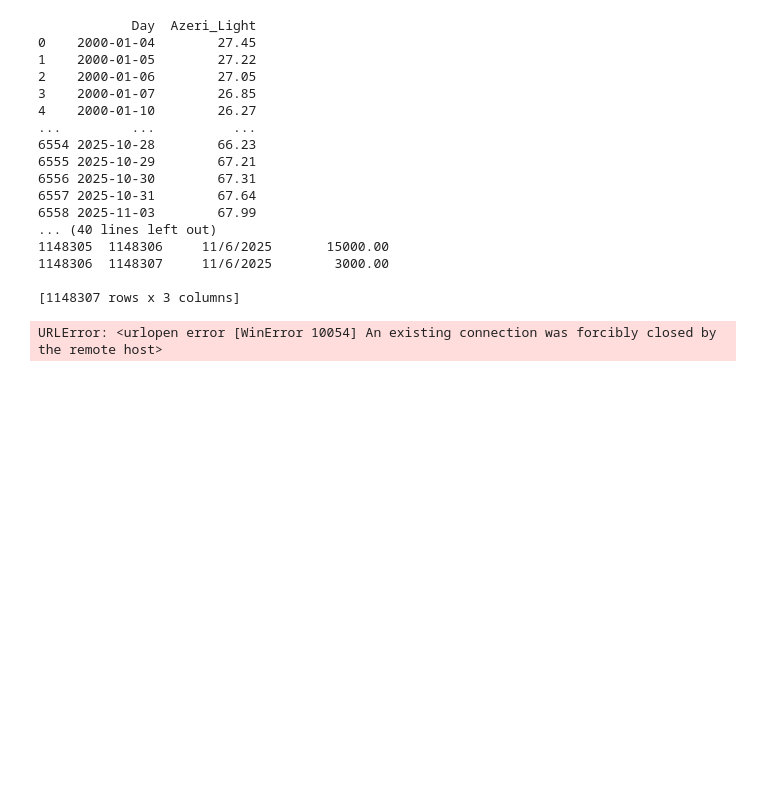
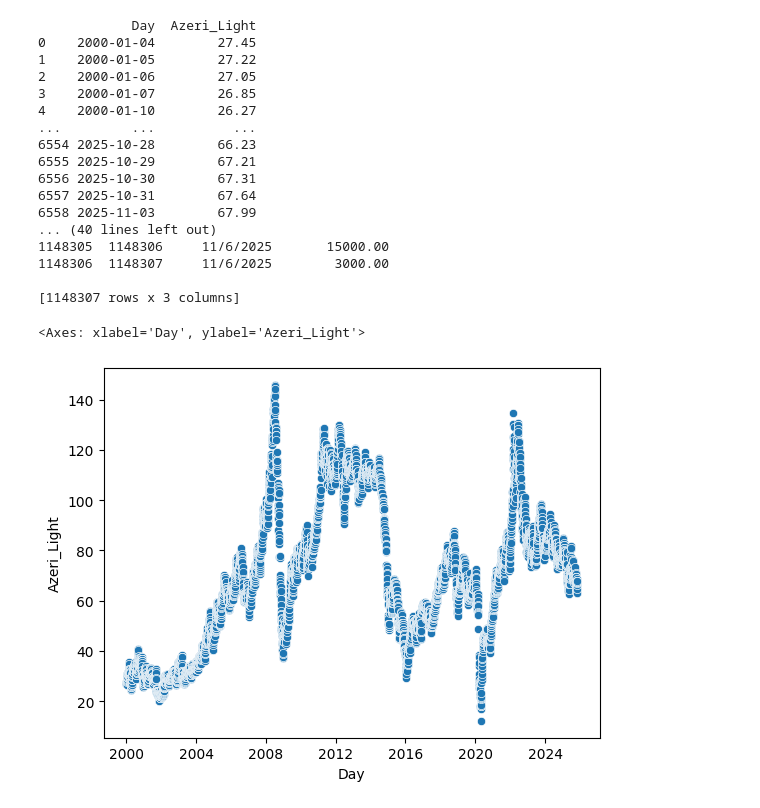
Before and after one commit to Ismat-Samadov/loan_sales_prediction, a Jupyter notebook: notebooks/decompose.ipynb, the cells around one changed output. Saved outputs shown, nothing was run; the diff lists cells and outputs as text; code cells hidden in the pictures; blank space fills up the shorter version.

```diff
--- a/notebooks/decompose.ipynb
+++ b/notebooks/decompose.ipynb
@@ -31,13 +31,14 @@ print(loan_history)
 
 [1148307 rows x 3 columns]
 # %%
-import seaborn as sns
-import matplotlib.pyplot as plt
-
-tips = sns.load_dataset("tips")
-
-sns.scatterplot(data=azeri_light, x="total_bill", y="tip")
-
-plt.show()
+sns.scatterplot(data=azeri_light, x="Day", y="Azeri_Light")
+# sns.lineplot(data=azeri_light, x="Day", y="Azeri_Light")
+# sns.relplot(data=azeri_light, x="Day", y="Azeri_Light")
+# sns.violinplot(data=azeri_light, x="Day") #, y="Azeri_Light")
+# sns.histplot(data=azeri_light, x="Day") #, y="Azeri_Light")
+# sns.kdeplot(data=azeri_light, x="Day") #, y="Azeri_Light")
+# sns.displot(data=azeri_light, x="Day") #, y="Azeri_Light")
+# sns.ecdfplot(data=azeri_light, x="Day") #, y="Azeri_Light")
 # %% [output]
-URLError: <urlopen error [WinError 10054] An existing connection was forcibly closed by the remote host>
+<Axes: xlabel='Day', ylabel='Azeri_Light'>
+[figure, added]
```
